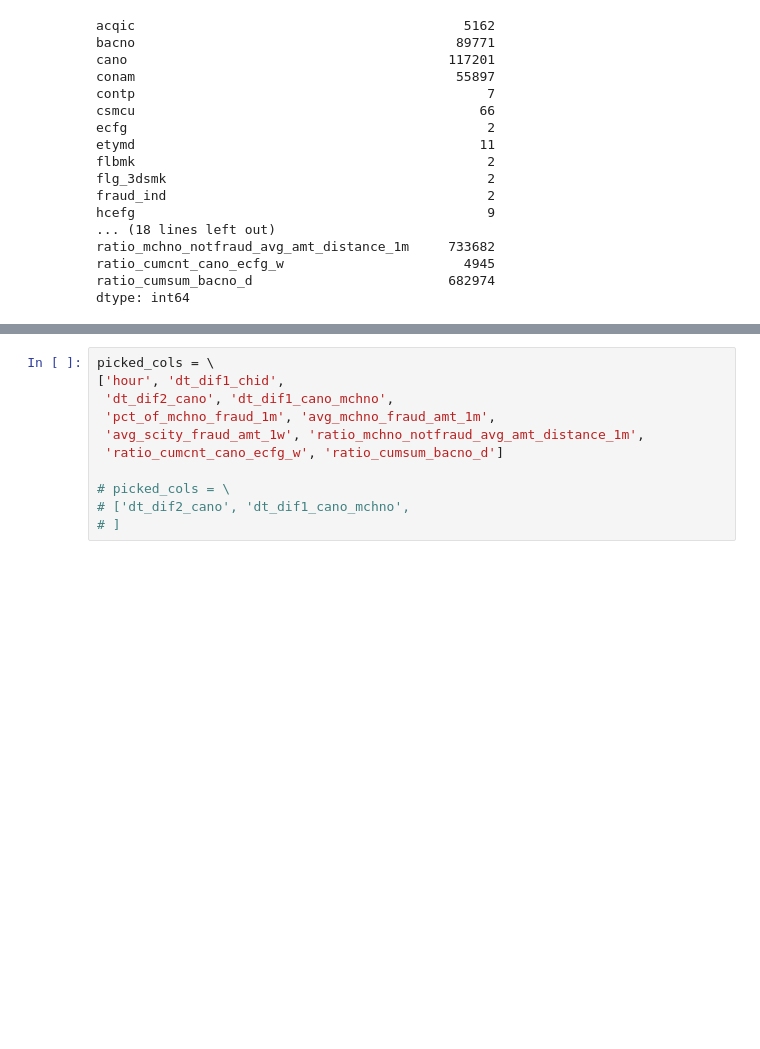
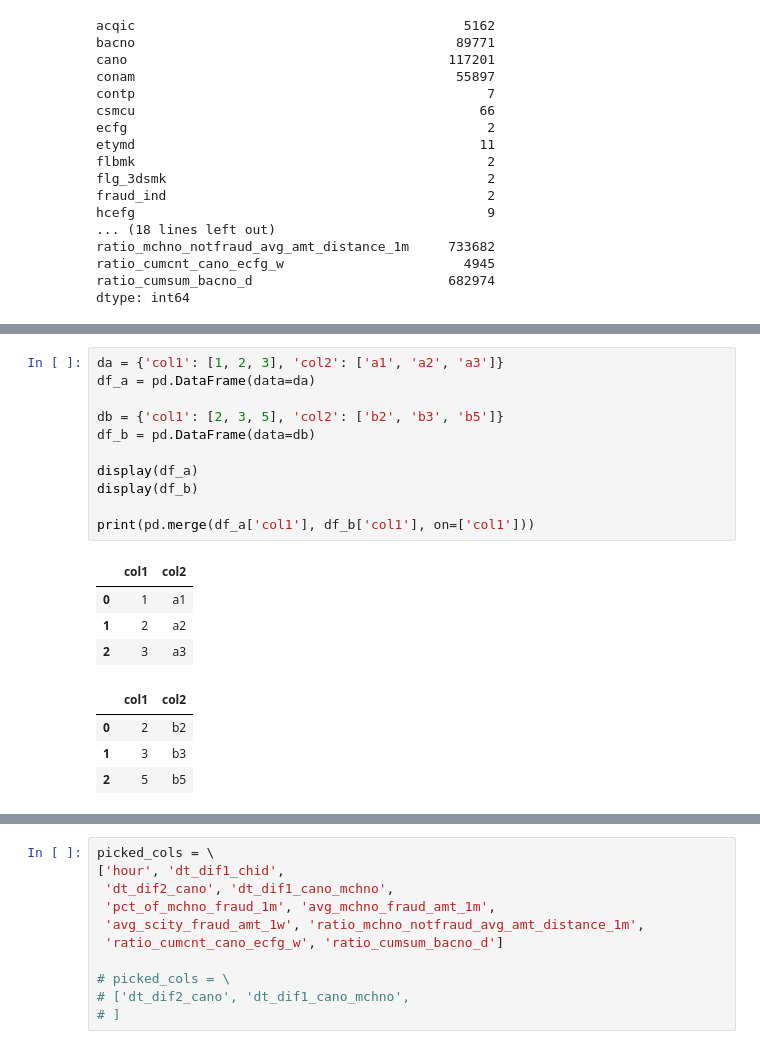
Before and after one commit to udothemath/graph_fraud_detection_kaggle, a Jupyter notebook: udo_v2_quick_eda.ipynb, the cells around one changed output, grey strips where cells are left out. Saved outputs shown, nothing was run; the diff lists cells and outputs as text; blank space fills up the shorter version.

```diff
--- a/udo_v2_quick_eda.ipynb
+++ b/udo_v2_quick_eda.ipynb
@@ -61,0 +84,20 @@ dtype: int64
+# %%
+da = {'col1': [1, 2, 3], 'col2': ['a1', 'a2', 'a3']}
+df_a = pd.DataFrame(data=da)
+
+db = {'col1': [2, 3, 5], 'col2': ['b2', 'b3', 'b5']}
+df_b = pd.DataFrame(data=db)
+
+display(df_a)
+display(df_b)
+
+print(pd.merge(df_a['col1'], df_b['col1'], on=['col1']))
+# %% [output]
+|  | col1 | col2 |
+| 0 | 1 | a1 |
+| 1 | 2 | a2 |
+| 2 | 3 | a3 |
+|  | col1 | col2 |
+| 0 | 2 | b2 |
+| 1 | 3 | b3 |
+| 2 | 5 | b5 |
```
Also changed, not shown: parts of 16 cells of this notebook.
